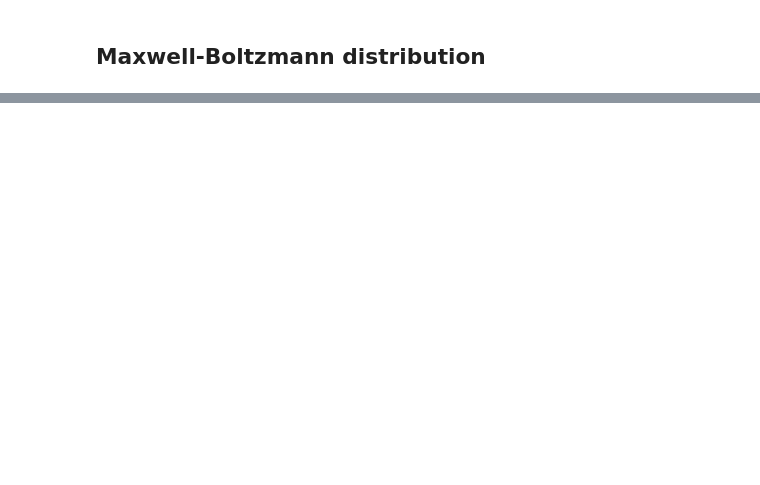
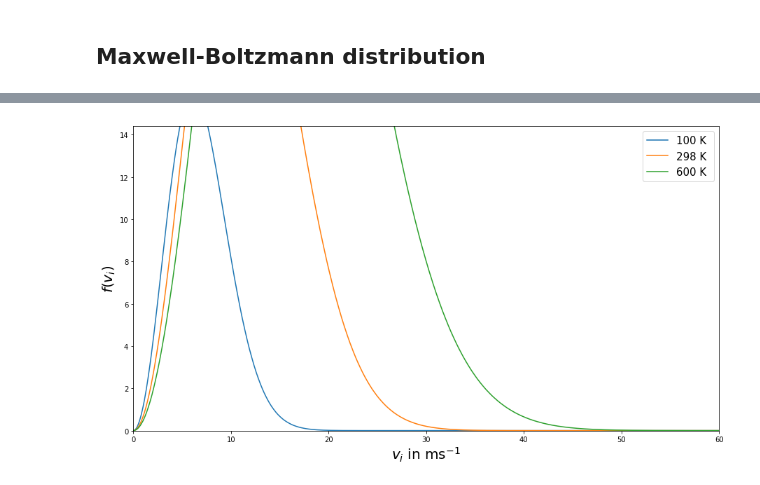
Before and after one commit to Progklui/studyChemistryFloKlui, a Jupyter notebook: Semester3/Thermodynamics/PropertiesOfGases/KineticModel/TheMaxwellBoltzmannDistributionOfSpeeds.ipynb, the cells around one changed output, grey strips where cells are left out. Cells and saved outputs as stored; diff of their text form; code cells hidden in the pictures; blank space fills up the shorter version.

```diff
--- a/Semester3/Thermodynamics/PropertiesOfGases/KineticModel/TheMaxwellBoltzmannDistributionOfSpeeds.ipynb
+++ b/Semester3/Thermodynamics/PropertiesOfGases/KineticModel/TheMaxwellBoltzmannDistributionOfSpeeds.ipynb
@@ -78,0 +120,36 @@ plt.show()
+# %%
+T_1 = 100
+T_2 = 298
+T_3 = 600
+# %%
+x_min = 0
+x_max = 60
+
+x_peak_carbon_dioxide = 1.2 * ((2 * k * T_3) / m_carbon_dioxide)**0.5
+
+y_max = 1.2 * maxwell_boltzmann_distribution(x_peak_carbon_dioxide, m_carbon_dioxide, k, T) # 1.2 * (m_carbon_dioxide / (2 * np.pi * k * T))**0.5
+
+x_data = np.linspace(x_min, x_max, 1000)
+y_data_T1 = maxwell_boltzmann_distribution(x_data, m_carbon_dioxide, k, T_1)
+y_data_T2 = maxwell_boltzmann_distribution(x_data, m_carbon_dioxide, k, T_2)
+y_data_T3 = maxwell_boltzmann_distribution(x_data, m_carbon_dioxide, k, T_3)
+
+plt.figure(figsize=(15, 8))
+
+plt.plot(x_data, y_data_T1, label="100 K")
+plt.plot(x_data, y_data_T2, label="298 K ")
+plt.plot(x_data, y_data_T3, label="600 K")
+
+# plt.axvline(x = x_peak_carbon_dioxide, linestyle="--")
+
+plt.legend(loc='best', prop={'size': 15})
+
+plt.xlim(xmin = x_min, xmax = x_max)
+plt.ylim(ymin = 0, ymax = y_max)
+
+plt.xlabel('$v_{i}$ in ms$^{-1}$', fontsize=20)
+plt.ylabel('$f(v_{i})$', fontsize=20)
+
+plt.show()
+# %% [output]
+[figure, added]
```
Also changed, not shown: parts of 4 cells of this notebook.
